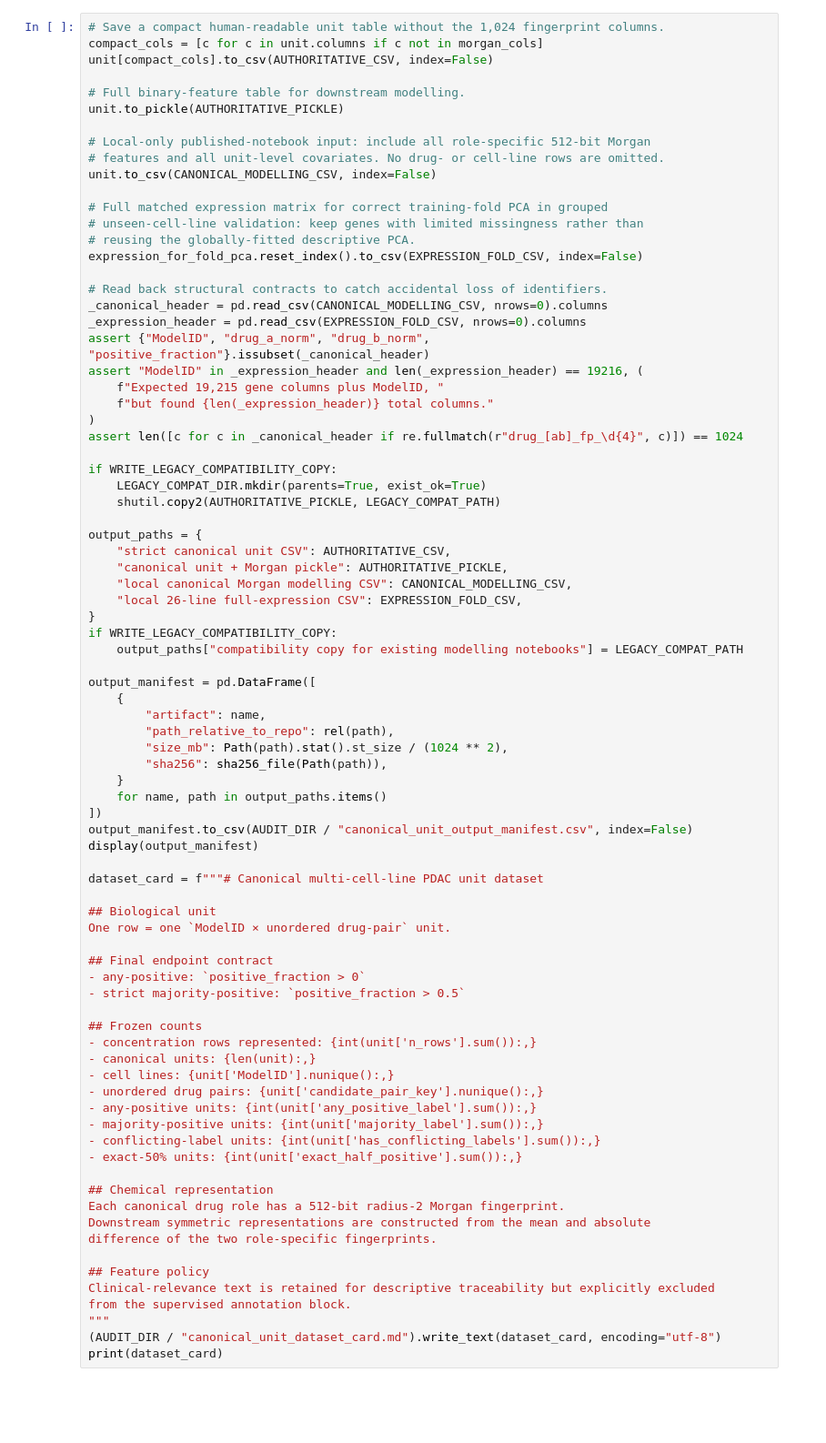
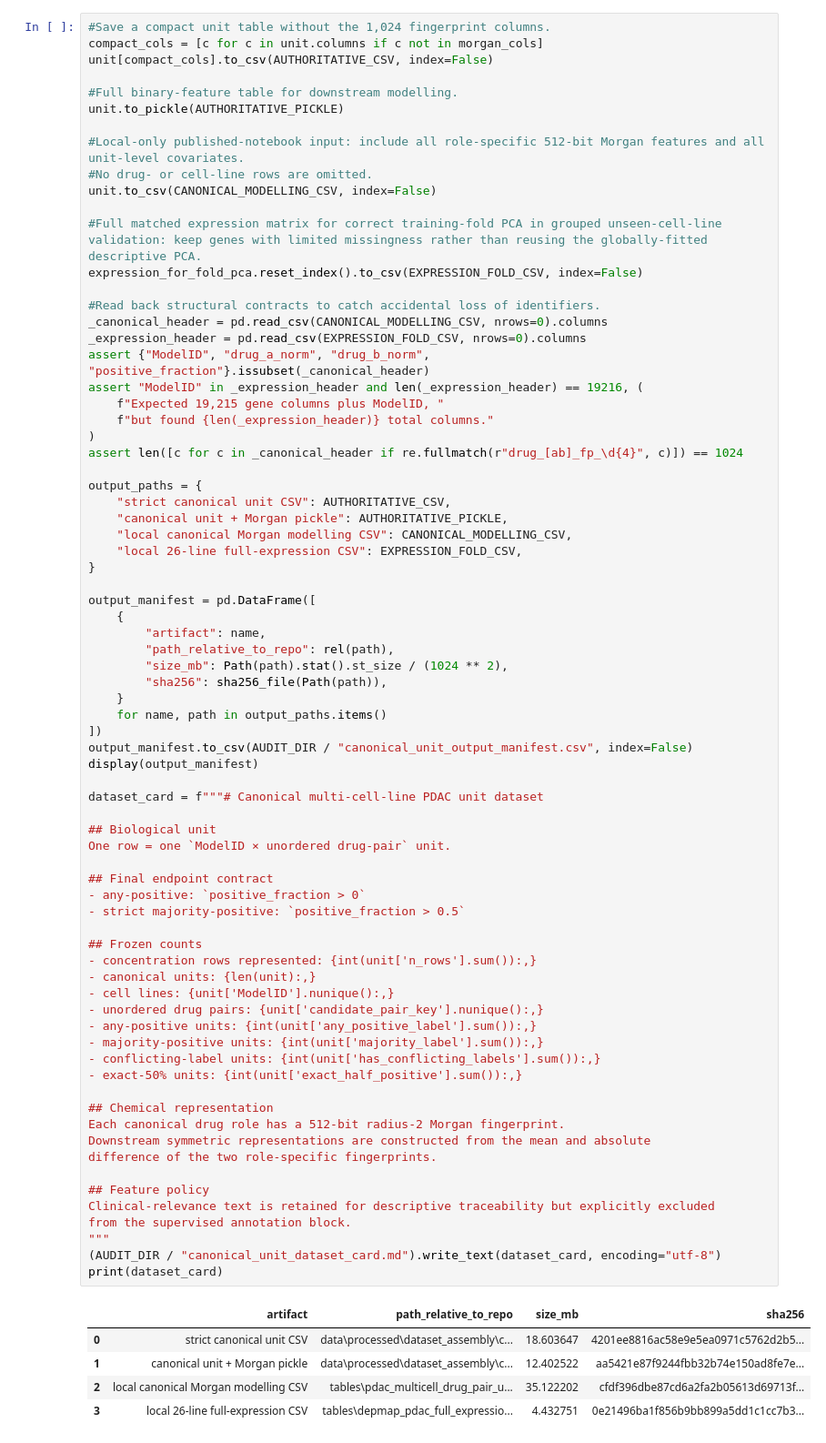
Before and after one commit to lindahonkanen/PDAC-drug-combination-ML-MSc-thesis, a Jupyter notebook: notebooks/multi_cell_line_dataset.ipynb, the cells around one changed output. Shown at 91% size. Drawn from its saved outputs; the diff is of its cells as text; blank space fills up the shorter version.

```diff
--- a/notebooks/multi_cell_line_dataset.ipynb
+++ b/notebooks/multi_cell_line_dataset.ipynb
@@ -1438,21 +1536,19 @@ print("✓ Strict endpoint contract verified.")
 # %%
-# Save a compact human-readable unit table without the 1,024 fingerprint columns.
+#Save a compact unit table without the 1,024 fingerprint columns.
 compact_cols = [c for c in unit.columns if c not in morgan_cols]
 unit[compact_cols].to_csv(AUTHORITATIVE_CSV, index=False)
 
-# Full binary-feature table for downstream modelling.
+#Full binary-feature table for downstream modelling.
 unit.to_pickle(AUTHORITATIVE_PICKLE)
 
-# Local-only published-notebook input: include all role-specific 512-bit Morgan
-# features and all unit-level covariates. No drug- or cell-line rows are omitted.
+#Local-only published-notebook input: include all role-specific 512-bit Morgan features and all unit-level covariates.
+#No drug- or cell-line rows are omitted.
 unit.to_csv(CANONICAL_MODELLING_CSV, index=False)
 
-# Full matched expression matrix for correct training-fold PCA in grouped
-# unseen-cell-line validation: keep genes with limited missingness rather than
-# reusing the globally-fitted descriptive PCA.
+#Full matched expression matrix for correct training-fold PCA in grouped unseen-cell-line validation: keep genes with limited missingness rather than reusing the globally-fitted descriptive PCA.
 expression_for_fold_pca.reset_index().to_csv(EXPRESSION_FOLD_CSV, index=False)
 
-# Read back structural contracts to catch accidental loss of identifiers.
+#Read back structural contracts to catch accidental loss of identifiers.
 _canonical_header = pd.read_csv(CANONICAL_MODELLING_CSV, nrows=0).columns
 _expression_header = pd.read_csv(EXPRESSION_FOLD_CSV, nrows=0).columns
 assert {"ModelID", "drug_a_norm", "drug_b_norm", "positive_fraction"}.issubset(_canonical_header)
@@ -1462,18 +1558,12 @@ assert "ModelID" in _expression_header and len(_expression_header) == 19216, (
 )
 assert len([c for c in _canonical_header if re.fullmatch(r"drug_[ab]_fp_\d{4}", c)]) == 1024
 
-if WRITE_LEGACY_COMPATIBILITY_COPY:
-    LEGACY_COMPAT_DIR.mkdir(parents=True, exist_ok=True)
-    shutil.copy2(AUTHORITATIVE_PICKLE, LEGACY_COMPAT_PATH)
-
 output_paths = {
     "strict canonical unit CSV": AUTHORITATIVE_CSV,
     "canonical unit + Morgan pickle": AUTHORITATIVE_PICKLE,
     "local canonical Morgan modelling CSV": CANONICAL_MODELLING_CSV,
     "local 26-line full-expression CSV": EXPRESSION_FOLD_CSV,
 }
-if WRITE_LEGACY_COMPATIBILITY_COPY:
-    output_paths["compatibility copy for existing modelling notebooks"] = LEGACY_COMPAT_PATH
 
 output_manifest = pd.DataFrame([
     {
@@ -1490,30 +1580,36 @@ display(output_manifest)
 dataset_card = f"""# Canonical multi-cell-line PDAC unit dataset
 
 ## Biological unit
 One row = one `ModelID × unordered drug-pair` unit.
 
 ## Final endpoint contract
 - any-positive: `positive_fraction > 0`
 - strict majority-positive: `positive_fraction > 0.5`
 
 ## Frozen counts
 - concentration rows represented: {int(unit['n_rows'].sum()):,}
 - canonical units: {len(unit):,}
 - cell lines: {unit['ModelID'].nunique():,}
 - unordered drug pairs: {unit['candidate_pair_key'].nunique():,}
 - any-positive units: {int(unit['any_positive_label'].sum()):,}
 - majority-positive units: {int(unit['majority_label'].sum()):,}
 - conflicting-label units: {int(unit['has_conflicting_labels'].sum()):,}
 - exact-50% units: {int(unit['exact_half_positive'].sum()):,}
 
 ## Chemical representation
 Each canonical drug role has a 512-bit radius-2 Morgan fingerprint.
 Downstream symmetric representations are constructed from the mean and absolute
 difference of the two role-specific fingerprints.
 
 ## Feature policy
 Clinical-relevance text is retained for descriptive traceability but explicitly excluded
 from the supervised annotation block.
 """
 (AUDIT_DIR / "canonical_unit_dataset_card.md").write_text(dataset_card, encoding="utf-8")
 print(dataset_card)
+# %% [output]
+|  | artifact | path_relative_to_repo | size_mb | sha256 |
+| 0 | strict canonical unit CSV | data\processed\dataset_assembly\c... | 18.603647 | 4201ee8816ac58e9e5ea0971c5762d2b5... |
+| 1 | canonical unit + Morgan pickle | data\processed\dataset_assembly\c... | 12.402522 | aa5421e87f9244fbb32b74e150ad8fe7e... |
+| 2 | local canonical Morgan modelling CSV | tables\pdac_multicell_drug_pair_u... | 35.122202 | cfdf396dbe87cd6a2fa2b05613d69713f... |
+| 3 | local 26-line full-expression CSV | tables\depmap_pdac_full_expressio... | 4.432751 | 0e21496ba1f856b9bb899a5dd1c1cc7b3... |
```
Also changed, not shown: parts of 49 cells of this notebook, 5 other files.
